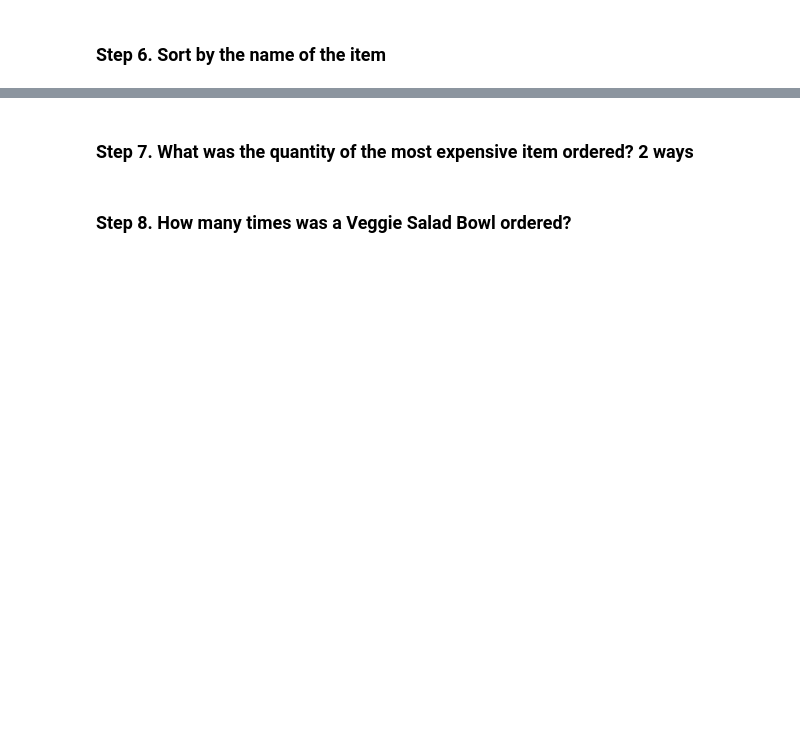
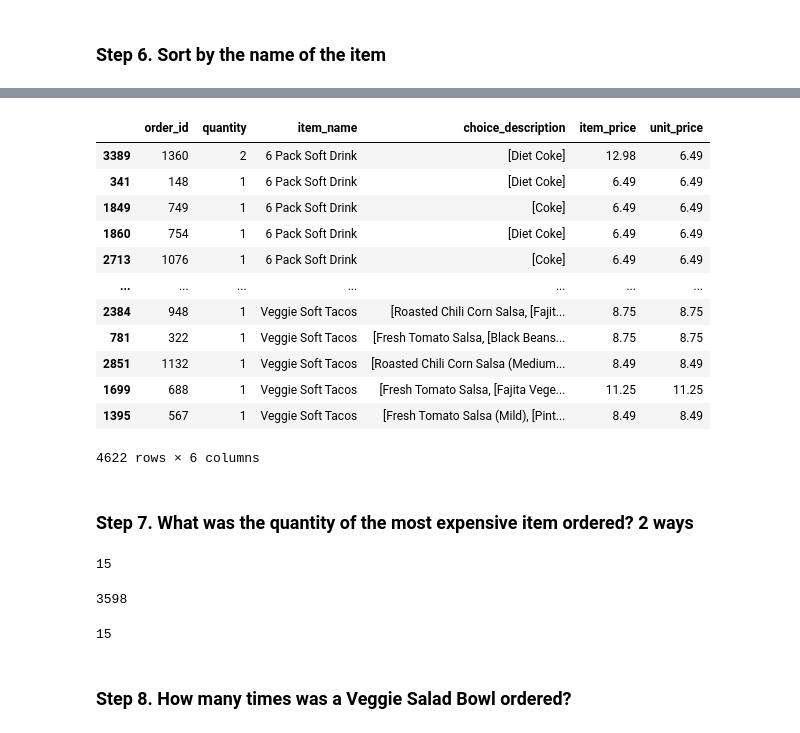
Before and after one commit to MNievas12/ds_thebridge_6_22, a Jupyter notebook: 2-Data_Analysis/2-Pandas/Práctica/2-Chipotle/Chipotle.ipynb, the cells around one changed output, grey strips where cells are left out. Drawn from its saved outputs; the diff is of its cells as text; code cells hidden in the pictures; blank space fills up the shorter version.

```diff
--- a/2-Data_Analysis/2-Pandas/Práctica/2-Chipotle/Chipotle.ipynb
+++ b/2-Data_Analysis/2-Pandas/Práctica/2-Chipotle/Chipotle.ipynb
@@ -161,4 +177,32 @@ chipo[['item_name','unit_price']]
+# %%
+chipo.sort_values(['item_name'], ascending=True)
+# %% [output]
+|  | order_id | quantity | item_name | choice_description | item_price | unit_price |
+| 3389 | 1360 | 2 | 6 Pack Soft Drink | [Diet Coke] | 12.98 | 6.49 |
+| 341 | 148 | 1 | 6 Pack Soft Drink | [Diet Coke] | 6.49 | 6.49 |
+| 1849 | 749 | 1 | 6 Pack Soft Drink | [Coke] | 6.49 | 6.49 |
+| 1860 | 754 | 1 | 6 Pack Soft Drink | [Diet Coke] | 6.49 | 6.49 |
+| 2713 | 1076 | 1 | 6 Pack Soft Drink | [Coke] | 6.49 | 6.49 |
+| ... | ... | ... | ... | ... | ... | ... |
+| 2384 | 948 | 1 | Veggie Soft Tacos | [Roasted Chili Corn Salsa, [Fajit... | 8.75 | 8.75 |
+| 781 | 322 | 1 | Veggie Soft Tacos | [Fresh Tomato Salsa, [Black Beans... | 8.75 | 8.75 |
+| 2851 | 1132 | 1 | Veggie Soft Tacos | [Roasted Chili Corn Salsa (Medium... | 8.49 | 8.49 |
+| 1699 | 688 | 1 | Veggie Soft Tacos | [Fresh Tomato Salsa, [Fajita Vege... | 11.25 | 11.25 |
+| 1395 | 567 | 1 | Veggie Soft Tacos | [Fresh Tomato Salsa (Mild), [Pint... | 8.49 | 8.49 |
+4622 rows × 6 columns
 # %% [markdown]
 ### Step 7. What was the quantity of the most expensive item ordered? 2 ways
+# %%
+chipo[chipo['item_price'] == chipo['item_price'].max()]['quantity'].values[0]
+# %% [output]
+15
+# %%
+chipo['item_price'].idxmax()
+# %% [output]
+3598
+# %%
+chipo.loc[chipo['item_price'].idxmax(), 'quantity']
+# %% [output]
+15
 # %% [markdown]
 ### Step 8. How many times was a Veggie Salad Bowl ordered?
```
Also changed, not shown: parts of 12 cells of this notebook.
